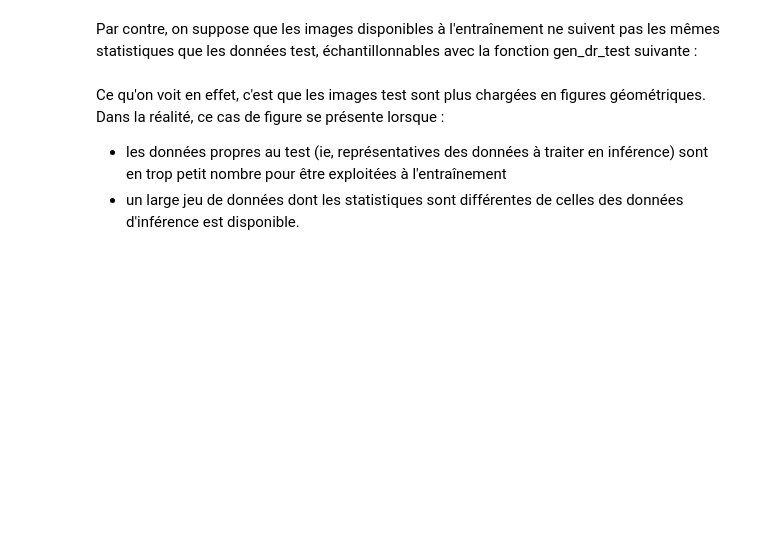
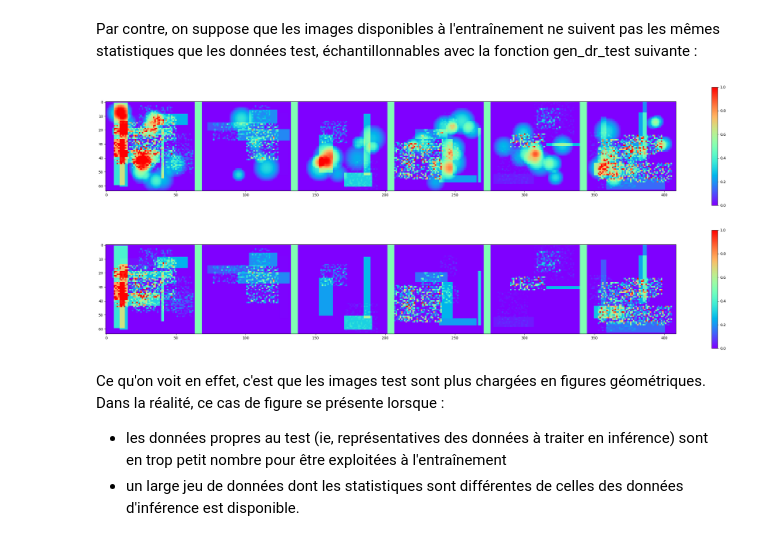
Before and after one commit to zakariaabou/exam_2025_session2, a Jupyter notebook: notebooks/exercices_session2.ipynb, the cells around one changed output. Saved outputs shown, nothing was run; the diff lists cells and outputs as text; code cells hidden in the pictures; blank space fills up the shorter version.

```diff
--- a/notebooks/exercices_session2.ipynb
+++ b/notebooks/exercices_session2.ipynb
@@ -137,12 +142,17 @@ def gen_dr_train(n):
 # %% [markdown]
 Par contre, on suppose que les images disponibles à l'entraînement ne suivent pas les mêmes statistiques que les données test, échantillonnables avec la fonction gen_dr_test suivante :
-# %%
-def gen_dr_test(n):
-  discs = make_batch(n, rec = 0., noisy_rec= 0., disc = 0.001)
-  rectangles = make_batch(n, rec = 0.002, noisy_rec= 0.002, disc = 0.)
-  ideal_targets = rectangles > 0
-  rectangles[discs > 0 ] = discs[discs > 0]
-  return  rectangles, targets
+# %%
+input, targets = gen_dr_test(6)
+# Inputs (test)
+fig0 = plt.figure(0, figsize=(36, 6))
+voir_batch2D(input, 6, fig0, k=0, min_scale=0,max_scale=1)
+
+# targets (test)
+fig1 = plt.figure(0, figsize=(36, 6))
+voir_batch2D(targets, 6, fig1, k=0, min_scale=0,max_scale=1)
+# %% [output]
+[figure, added]
+[figure, added]
 # %% [markdown]
 Ce qu'on voit en effet, c'est que les images test sont plus chargées en figures géométriques. \
 Dans la réalité, ce cas de figure se présente lorsque :
```
Also changed, not shown: parts of 17 cells of this notebook.
